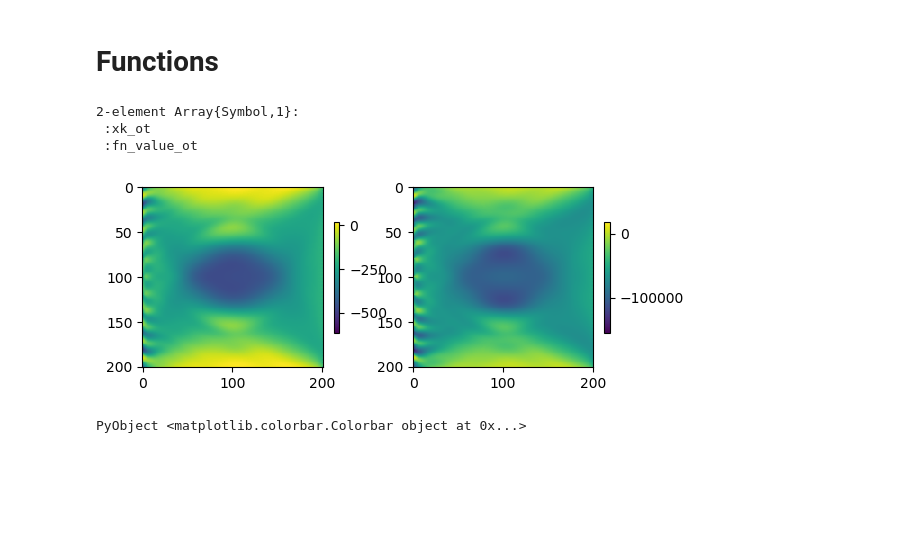
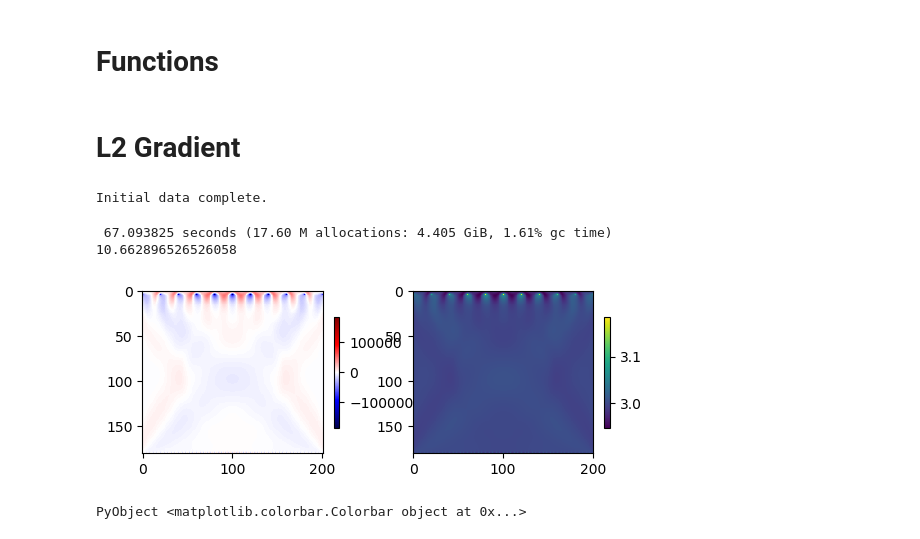
Before and after one commit to zzar43/Sinkhorn_code, a Jupyter notebook: 1113_Camembert_compute.ipynb, the cells around one changed output. Saved outputs shown, nothing was run; the diff lists cells and outputs as text; code cells hidden in the pictures; blank space fills up the shorter version.

```diff
--- a/1113_Camembert_compute.ipynb
+++ b/1113_Camembert_compute.ipynb
@@ -46,20 +40,36 @@ op_grad(x) = eval_grad_OT(data0, x, rho, Nx, Ny, Nt, h, dt, source, source_posit
 
 op_fn_l2(x) = eval_fn_l2(data0, x, rho, Nx, Ny, Nt, h, dt, source, source_position, receiver_position; save_ratio=save_ratio, pml_len=pml_len, pml_coef=pml_coef)
 op_grad_l2(x) = eval_grad_l2(data0, x, rho, Nx, Ny, Nt, h, dt, source, source_position, receiver_position; save_ratio=save_ratio, pml_len=pml_len, pml_coef=pml_coef);
-# %%
-@load "ex1_ot_lbfgs_10.jld2"
-# %% [output]
-2-element Array{Symbol,1}:
- :xk_ot
- :fn_value_ot
+# %% [markdown]
+# L2 Gradient
+# %%
+x0 = c[:]
+# x0 = xk[:]
+println("Initial data complete.")
+# %% [output]
+Initial data complete.
+# %%
+@time f0, grad0 = op_grad_l2(x0);
+println(f0)
+# %% [output]
+ 67.093825 seconds (17.60 M allocations: 4.405 GiB, 1.61% gc time)
+10.662896526526058
 # %%
-x0 = xk_ot[:];
-f0, grad0 = op_grad(x0);
-f0_l2, grad0_l2 = op_grad_l2(x0);
+maxSearchTime = 5
+rho = 0.3
+iterTime = 10
+alpha = 1e-6
+mi = 1e-10
+ma = 0
+# mi = 3
+# ma = 3.6
+x1 = update_fn(x0, alpha, grad0, mi, ma)
+
+mm = max(maximum(grad0), -minimum(grad0))
 subplot(121)
-imshow(reshape(grad0, Nx, Ny)); colorbar(shrink=0.3)
+imshow(reshape(grad0,Nx,Ny), cmap="seismic"); colorbar(shrink=0.3); clim(-mm,mm)
 subplot(122)
-imshow(reshape(grad0_l2, Nx, Ny)); colorbar(shrink=0.3)
+imshow(reshape(x1,Nx,Ny)); colorbar(shrink=0.3)
 # %% [output]
-[figure, old version]
+[figure, new version]
 PyObject <matplotlib.colorbar.Colorbar object at 0x...>
```
Also changed, not shown: parts of 12 cells of this notebook, 4 other files.
